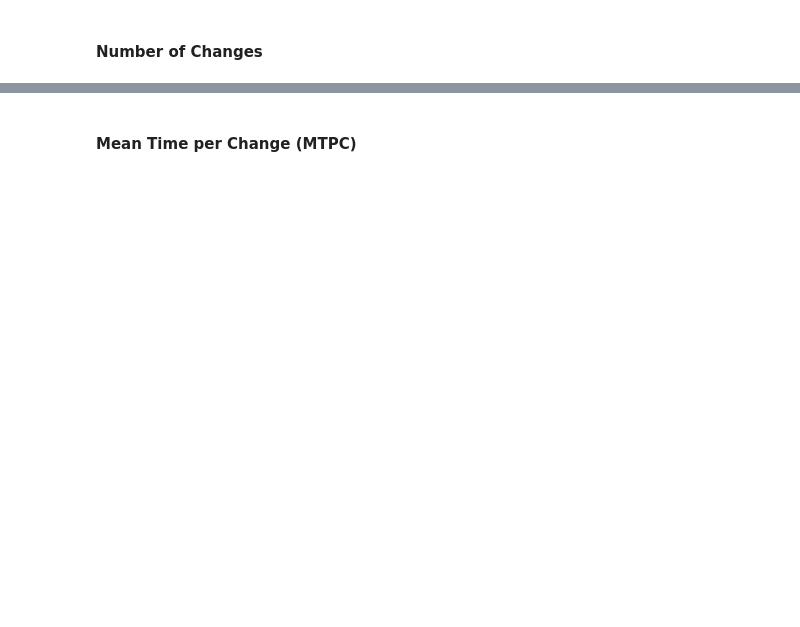
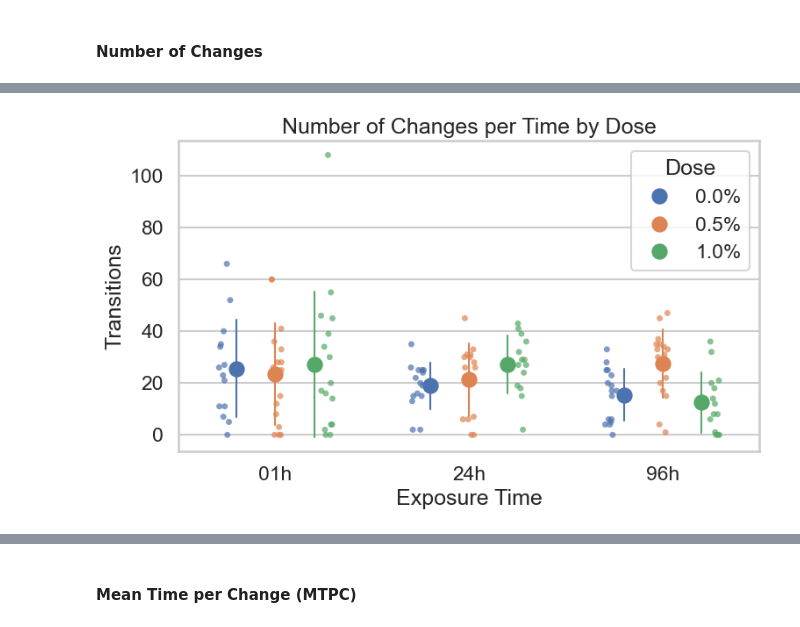
Before and after one commit to fabriscaique/zebrafish_testbattery, a Jupyter notebook: main.ipynb, the cells around one changed output, grey strips where cells are left out. Drawn from its saved outputs; the diff is of its cells as text; code cells hidden in the pictures; blank space fills up the shorter version.

```diff
--- a/main.ipynb
+++ b/main.ipynb
@@ -541,0 +558,36 @@ print(groups)
+# %%
+# Visualizing Number of Changes by group with strip + point plot
+plt.figure(figsize=(8,5))
+
+# plot the individual points, no legend
+sns.stripplot(
+    data=box,
+    x='time',
+    y='num_changes',
+    hue='dose',
+    dodge=True,
+    alpha=0.7,
+    legend=False  # disable legend here
+)
+
+# plot the means with SD, only this will have the legend
+sns.pointplot(
+    data=box,
+    x='time',
+    y='num_changes',
+    hue='dose',
+    dodge=0.4,
+    ci='sd',
+    markers='o',
+    linestyles='',
+    errwidth=1.5  # optional, thicker error bars
+)
+
+plt.title("Number of Changes per Time by Dose")
+plt.ylabel("Transitions")
+plt.xlabel("Exposure Time")
+plt.legend(title="Dose")  # only one legend
+plt.tight_layout()
+plt.show()
+# %% [output]
+[figure, added]
```
Also changed, not shown: parts of 20 cells of this notebook.
